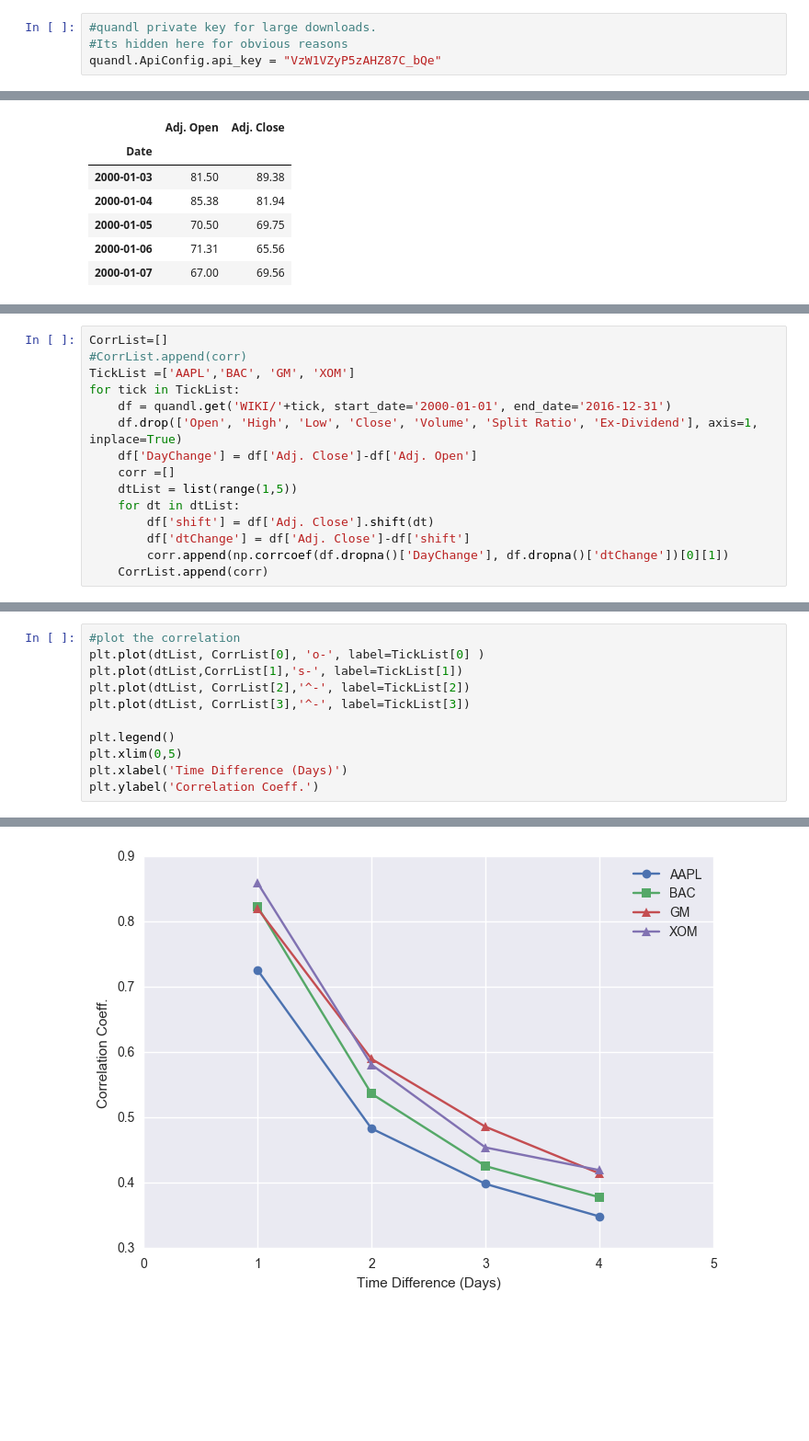
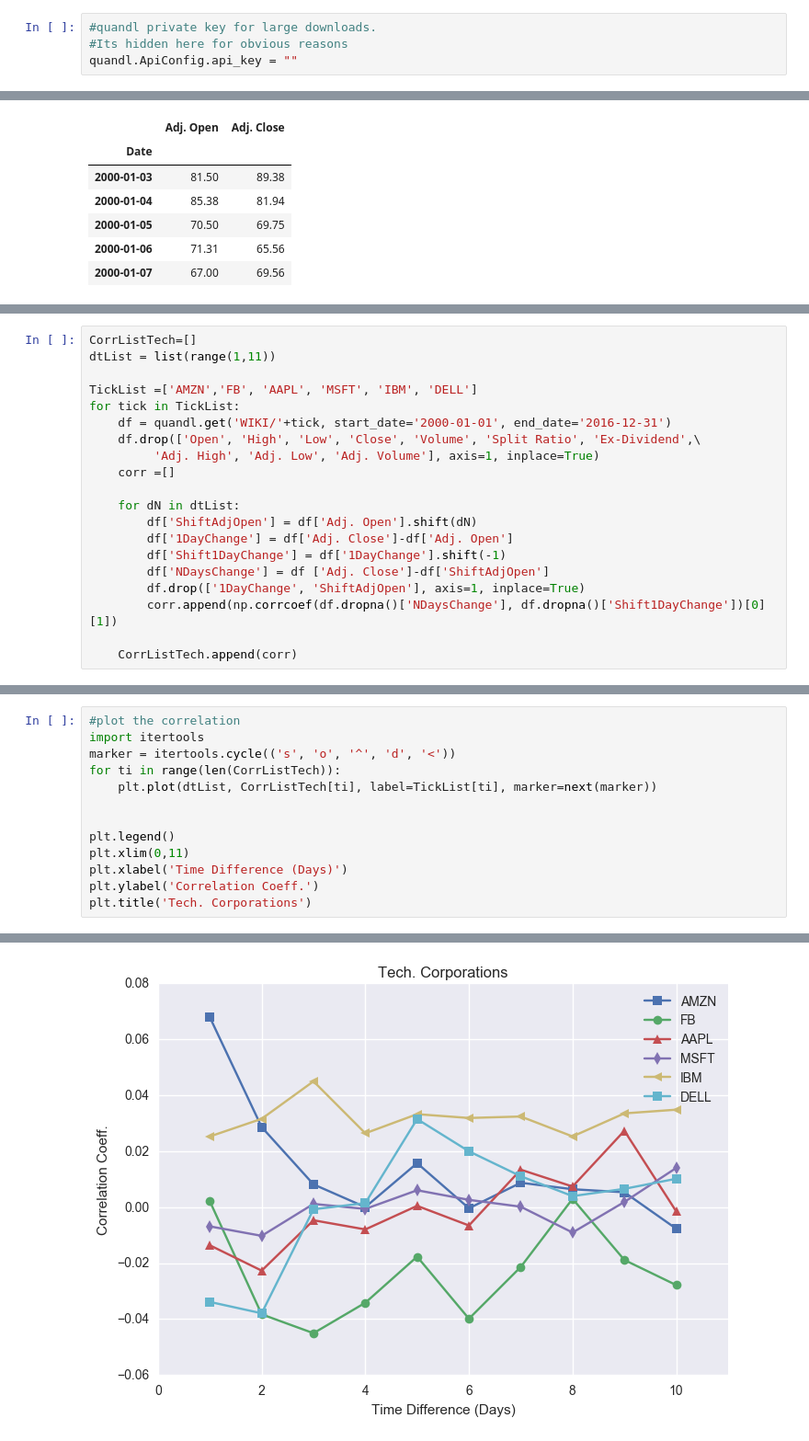
Before and after one commit to ngpraveen/Stock-Price, a Jupyter notebook: stock-prices.ipynb, the cells around one changed output, grey strips where cells are left out. Shown at 92% size. Saved outputs shown, nothing was run; the diff lists cells and outputs as text; blank space fills up the shorter version.

```diff
--- a/stock-prices.ipynb
+++ b/stock-prices.ipynb
@@ -17,7 +17,7 @@ import pandas as pd
 # %%
 #quandl private key for large downloads.
 #Its hidden here for obvious reasons
-quandl.ApiConfig.api_key = "VzW1VZyP5zAHZ87C_bQe"
+quandl.ApiConfig.api_key = ""
 # %%
 #data scraping from Quandl. Quandl returns a Pandas dataframe, which is saved as df
 # First let's access Apple prices
@@ -130,15 +100,20 @@ So for Apple stocks, the price change within a day is strongly correlated with t
 # %%
-CorrList=[]
-#CorrList.append(corr)
-TickList =['AAPL','BAC', 'GM', 'XOM']
+CorrListTech=[]
+dtList = list(range(1,11))
+
+TickList =['AMZN','FB', 'AAPL', 'MSFT', 'IBM', 'DELL']
 for tick in TickList:
     df = quandl.get('WIKI/'+tick, start_date='2000-01-01', end_date='2016-12-31')
-    df.drop(['Open', 'High', 'Low', 'Close', 'Volume', 'Split Ratio', 'Ex-Dividend'], axis=1, inplace=True)
-    df['DayChange'] = df['Adj. Close']-df['Adj. Open']
+    df.drop(['Open', 'High', 'Low', 'Close', 'Volume', 'Split Ratio', 'Ex-Dividend',\
+         'Adj. High', 'Adj. Low', 'Adj. Volume'], axis=1, inplace=True)
     corr =[]
-    dtList = list(range(1,5))
-    for dt in dtList:
-        df['shift'] = df['Adj. Close'].shift(dt)
-        df['dtChange'] = df['Adj. Close']-df['shift']
-        corr.append(np.corrcoef(df.dropna()['DayChange'], df.dropna()['dtChange'])[0][1])
-    CorrList.append(corr)
+
+    for dN in dtList:
+        df['ShiftAdjOpen'] = df['Adj. Open'].shift(dN)
+        df['1DayChange'] = df['Adj. Close']-df['Adj. Open']
+        df['Shift1DayChange'] = df['1DayChange'].shift(-1)
+        df['NDaysChange'] = df ['Adj. Close']-df['ShiftAdjOpen']
+        df.drop(['1DayChange', 'ShiftAdjOpen'], axis=1, inplace=True)
+        corr.append(np.corrcoef(df.dropna()['NDaysChange'], df.dropna()['Shift1DayChange'])[0][1])
+
+    CorrListTech.append(corr)
@@ -145,14 +122,16 @@ for tick in TickList:
 # %%
 #plot the correlation
-plt.plot(dtList, CorrList[0], 'o-', label=TickList[0] )
-plt.plot(dtList,CorrList[1],'s-', label=TickList[1])
-plt.plot(dtList, CorrList[2],'^-', label=TickList[2])
-plt.plot(dtList, CorrList[3],'^-', label=TickList[3])
+import itertools
+marker = itertools.cycle(('s', 'o', '^', 'd', '<'))
+for ti in range(len(CorrListTech)):
+    plt.plot(dtList, CorrListTech[ti], label=TickList[ti], marker=next(marker))
+
 
 plt.legend()
-plt.xlim(0,5)
+plt.xlim(0,11)
 plt.xlabel('Time Difference (Days)')
 plt.ylabel('Correlation Coeff.')
+plt.title('Tech. Corporations')
 # %% [output]
 <matplotlib.text.Text at 0x...>
-[figure, old version]
+[figure, new version]
```
Also changed, not shown: parts of 21 cells of this notebook.
